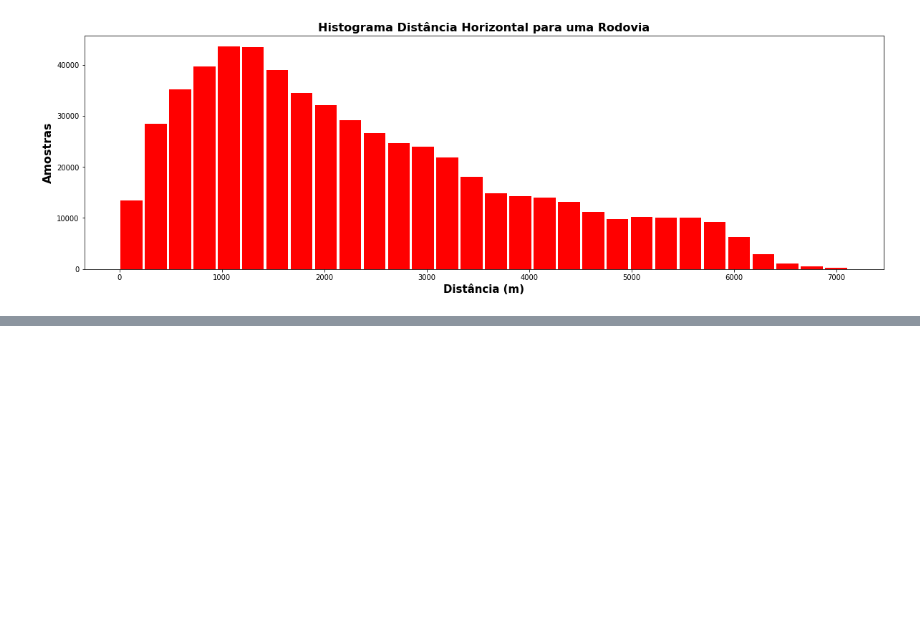
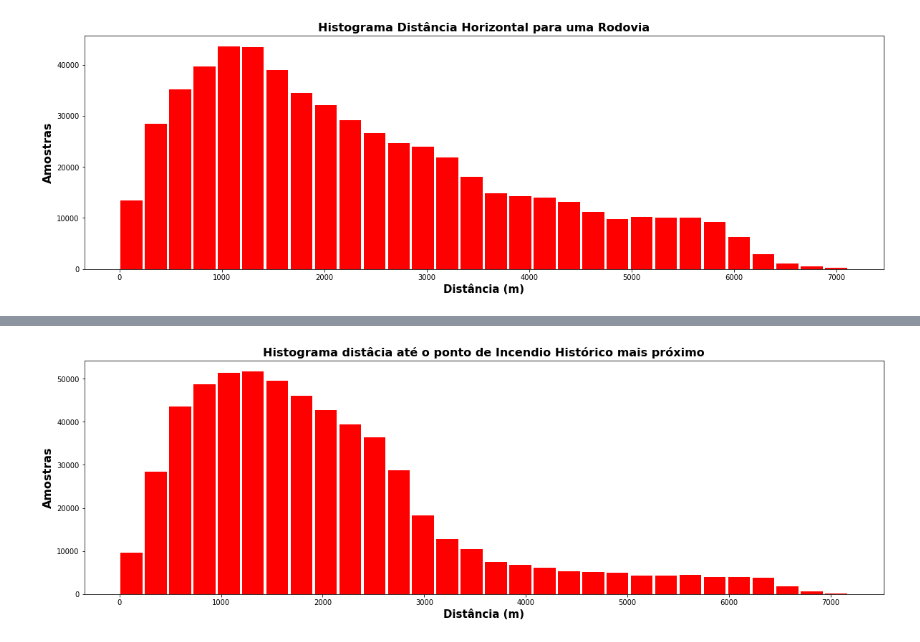
Before and after one commit to AllanHigorLP/Atividade_avaliativa-2.2-RNA, a Jupyter notebook: PP_2_2_1_Conhecendo_o_Conjunto_de_Dados.ipynb, the cells around one changed output, grey strips where cells are left out. Drawn from its saved outputs; the diff is of its cells as text; code cells hidden in the pictures; blank space fills up the shorter version.

```diff
--- a/PP_2_2_1_Conhecendo_o_Conjunto_de_Dados.ipynb
+++ b/PP_2_2_1_Conhecendo_o_Conjunto_de_Dados.ipynb
@@ -292,0 +301,12 @@ plt.show()
+# %%
+df4=df.Horizontal_Distance_To_Fire_Points.sort_values()
+df4.head()
+df4 = df4.reset_index()
+# %%
+df4.Horizontal_Distance_To_Fire_Points.plot.hist(figsize=(20, 6),grid=False,bins=30,rwidth=0.9,color='r')
+plt.title("Histograma distâcia até o ponto de Incendio Histórico mais próximo", fontsize=16,weight='bold')
+plt.ylabel("Amostras",fontsize=16,weight='bold')
+plt.xlabel("Distância (m)",fontsize=15,weight='bold')
+plt.show()
+# %% [output]
+[figure, added]
```
Also changed, not shown: parts of 3 cells of this notebook.
